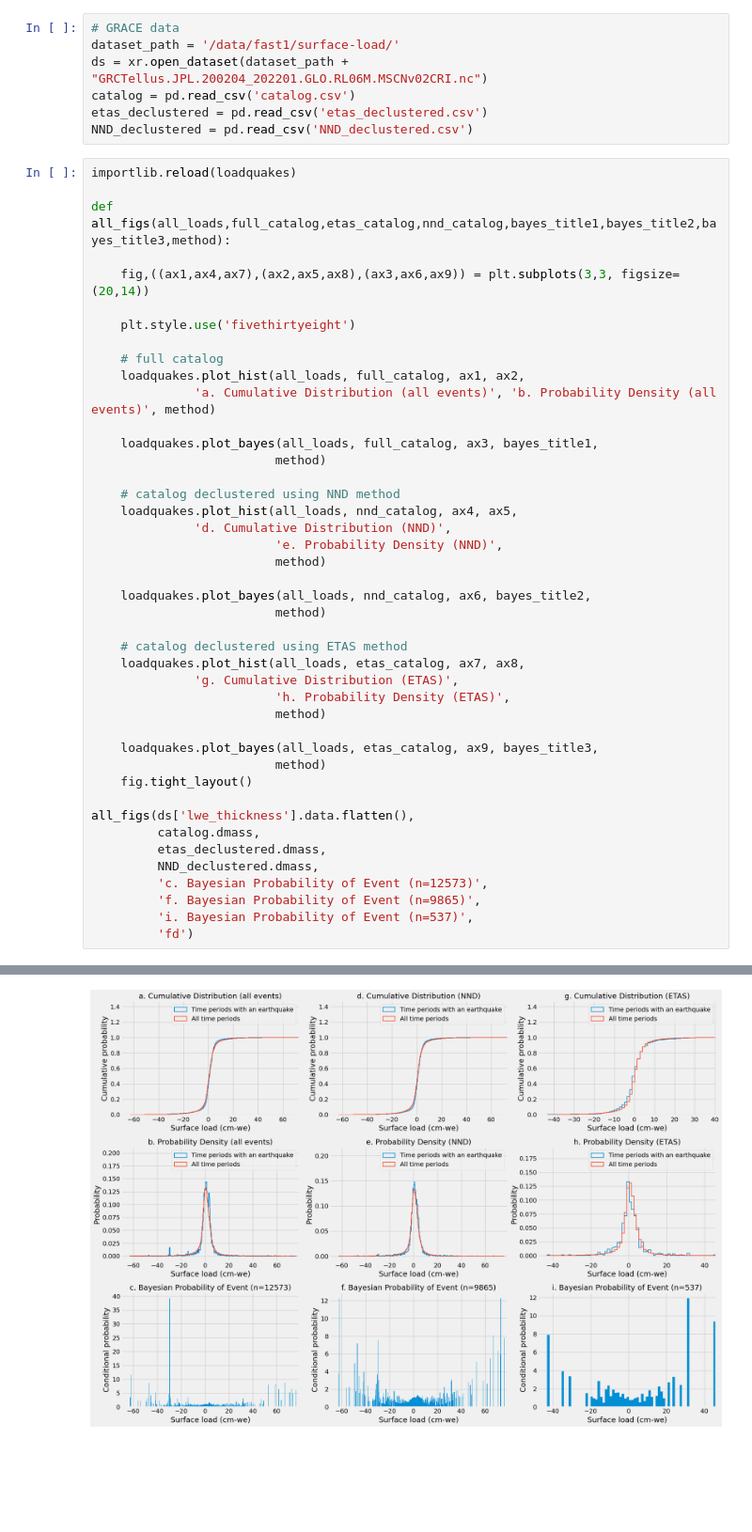
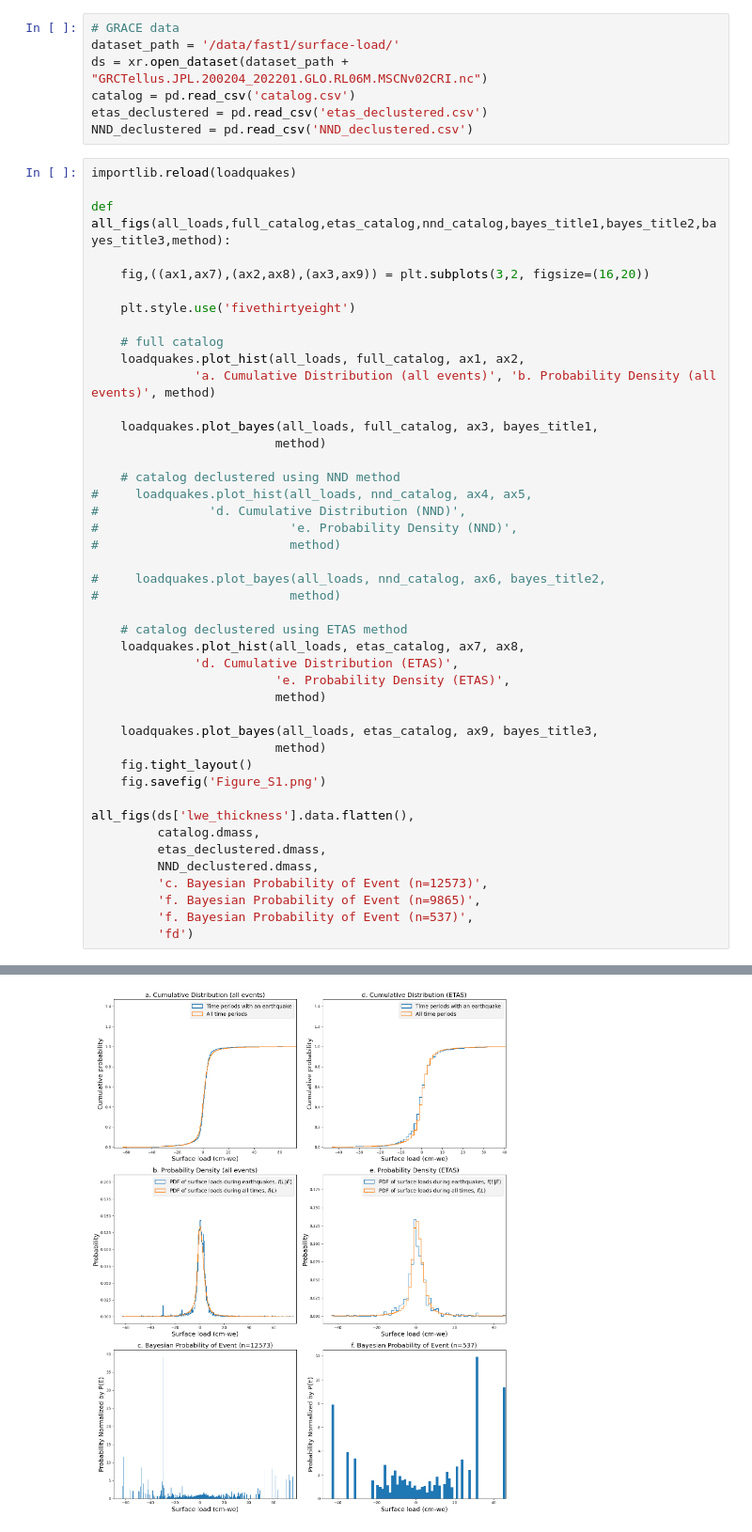
Before and after one commit to amandasyamsul/SLIQ, a Jupyter notebook: figure-1.ipynb, the cells around one changed output, grey strips where cells are left out. Shown at 94% size. Saved outputs shown, nothing was run; the diff lists cells and outputs as text; blank space fills up the shorter version.

```diff
--- a/figure-1.ipynb
+++ b/figure-1.ipynb
@@ -47,7 +47,7 @@ importlib.reload(loadquakes)
 
 def all_figs(all_loads,full_catalog,etas_catalog,nnd_catalog,bayes_title1,bayes_title2,bayes_title3,method):
 
-    fig,((ax1,ax4,ax7),(ax2,ax5,ax8),(ax3,ax6,ax9)) = plt.subplots(3,3, figsize=(20,14))
+    fig,((ax1,ax7),(ax2,ax8),(ax3,ax9)) = plt.subplots(3,2, figsize=(16,20))
 
     plt.style.use('fivethirtyeight')
 
@@ -59,23 +59,24 @@ def all_figs(all_loads,full_catalog,etas_catalog,nnd_catalog,bayes_title1,bayes_
                          method)
 
     # catalog declustered using NND method
-    loadquakes.plot_hist(all_loads, nnd_catalog, ax4, ax5,
-              'd. Cumulative Distribution (NND)',
-                         'e. Probability Density (NND)',
-                         method)
+#     loadquakes.plot_hist(all_loads, nnd_catalog, ax4, ax5,
+#               'd. Cumulative Distribution (NND)',
+#                          'e. Probability Density (NND)',
+#                          method)
 
-    loadquakes.plot_bayes(all_loads, nnd_catalog, ax6, bayes_title2,
-                         method)
+#     loadquakes.plot_bayes(all_loads, nnd_catalog, ax6, bayes_title2,
+#                          method)
 
     # catalog declustered using ETAS method
     loadquakes.plot_hist(all_loads, etas_catalog, ax7, ax8,
-              'g. Cumulative Distribution (ETAS)',
-                         'h. Probability Density (ETAS)',
+              'd. Cumulative Distribution (ETAS)',
+                         'e. Probability Density (ETAS)',
                          method)
 
     loadquakes.plot_bayes(all_loads, etas_catalog, ax9, bayes_title3,
                          method)
     fig.tight_layout()
+    fig.savefig('Figure_S1.png')
 
 all_figs(ds['lwe_thickness'].data.flatten(),
          catalog.dmass,
@@ -83,7 +84,7 @@ all_figs(ds['lwe_thickness'].data.flatten(),
          NND_declustered.dmass,
          'c. Bayesian Probability of Event (n=12573)',
          'f. Bayesian Probability of Event (n=9865)',
-         'i. Bayesian Probability of Event (n=537)',
+         'f. Bayesian Probability of Event (n=537)',
          'fd')
 # %% [output]
 402
@@ -95,7 +93,7 @@ all_figs(ds['lwe_thickness'].data.flatten(),
 71
 71
 70
-[figure, old version]
+[figure, new version]
 # %%
 importlib.reload(loadquakes)
 
```
Also changed, not shown: parts of 2 cells of this notebook, 4 other files.
